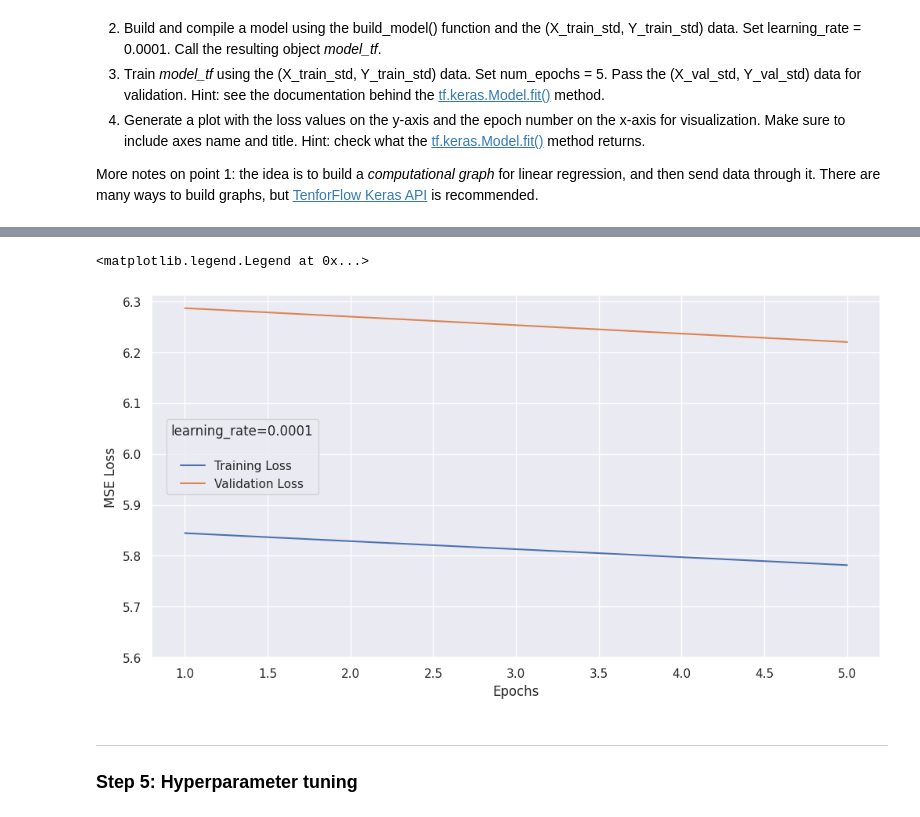
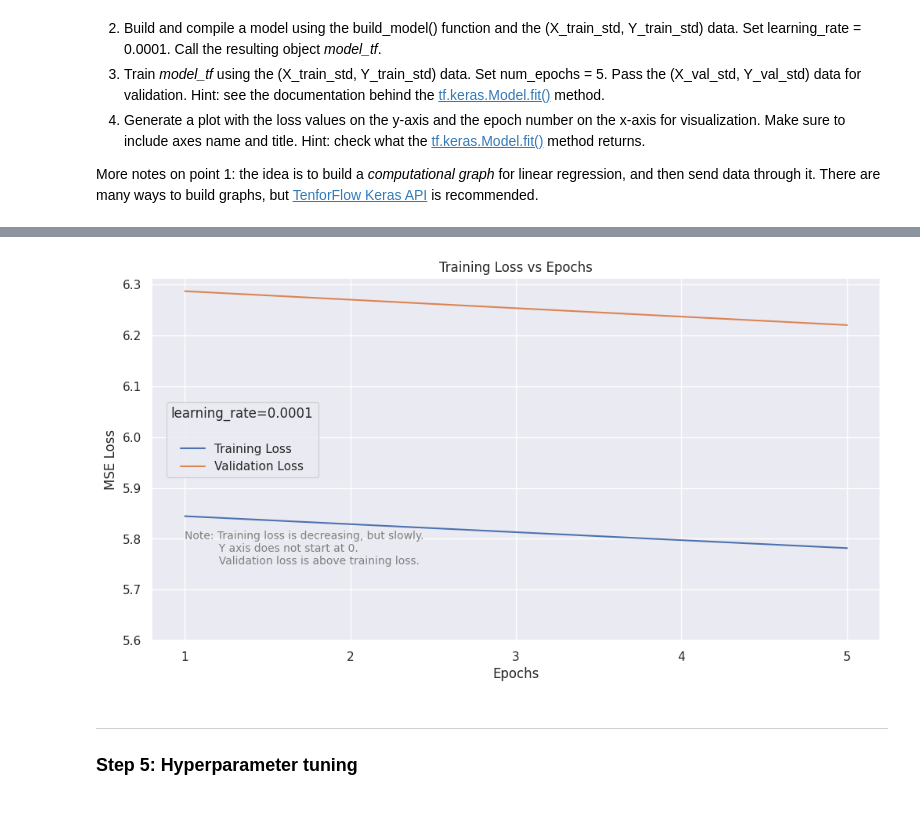
Before and after one commit to dabingougou/207, a Jupyter notebook: module_3/03 Linear Regression with Tensorflow.ipynb, the cells around one changed output, grey strips where cells are left out. Drawn from its saved outputs; the diff is of its cells as text; code cells hidden in the pictures.

```diff
--- a/module_3/03 Linear Regression with Tensorflow.ipynb
+++ b/module_3/03 Linear Regression with Tensorflow.ipynb
@@ -493,20 +445,28 @@ Epoch 5/5
 # %%
 fig, ax = plt.subplots(figsize=(12,6))
 
 epochs = range(1, len(history.history['loss']) + 1)
 ax.plot(epochs, history.history['loss'],
         label='Training Loss')
 ax.plot(epochs, history.history['val_loss'],
         label="Validation Loss")
 plt.ylim(bottom=5.6)
 #history.history['loss']
 ax.set_xlabel("Epochs")
 ax.set_ylabel("MSE Loss")
+ax.set_title("Training Loss vs Epochs")
+
+plt.xticks(range(1, len(history.history['loss']) + 1, 1))
 ax.legend(title='learning_rate=0.0001\n',
           loc=[0.02,0.45])
+
+plt.text(1, plt.ylim()[0] + 0.15,
+         "Note: Training loss is decreasing, but slowly.\n\
+          Y axis does not start at 0.\n\
+          Validation loss is above training loss.", fontsize=10, ha='left', color='gray')
+plt.show()
 # %% [output]
-<matplotlib.legend.Legend at 0x...>
-[figure, old version]
+[figure, new version]
 # %% [markdown]
 ---
 ### Step 5: Hyperparameter tuning
```
Also changed, not shown: parts of 8 cells of this notebook.
